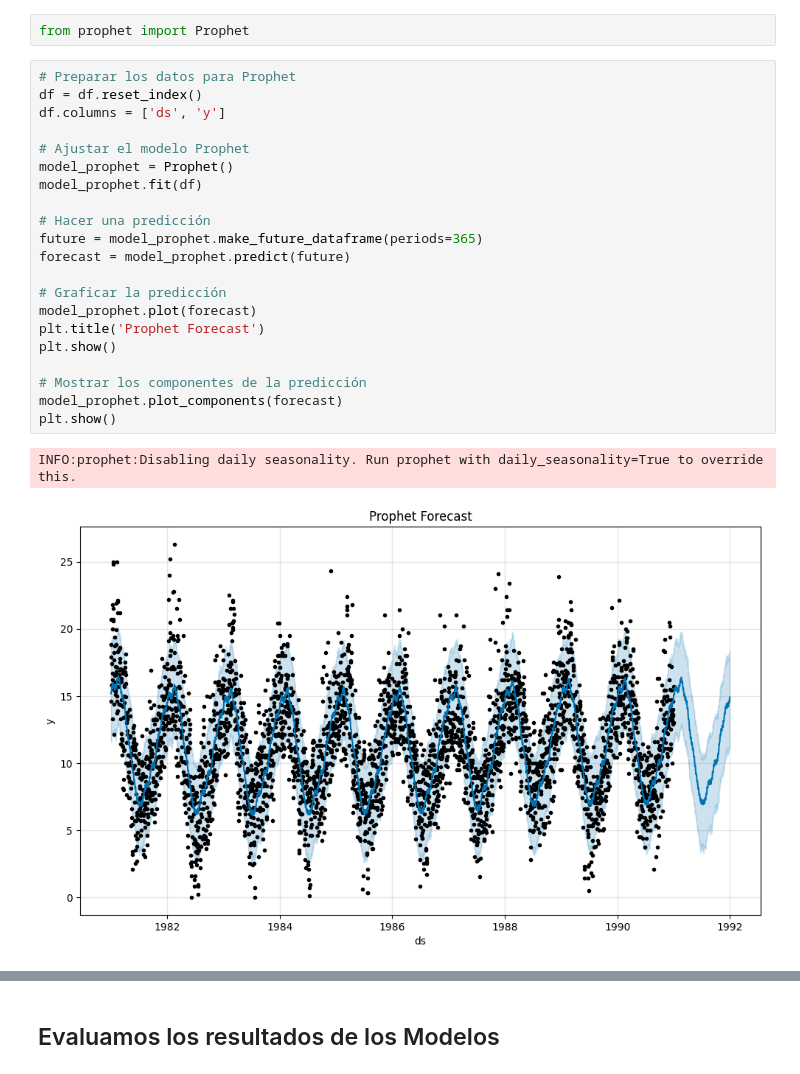
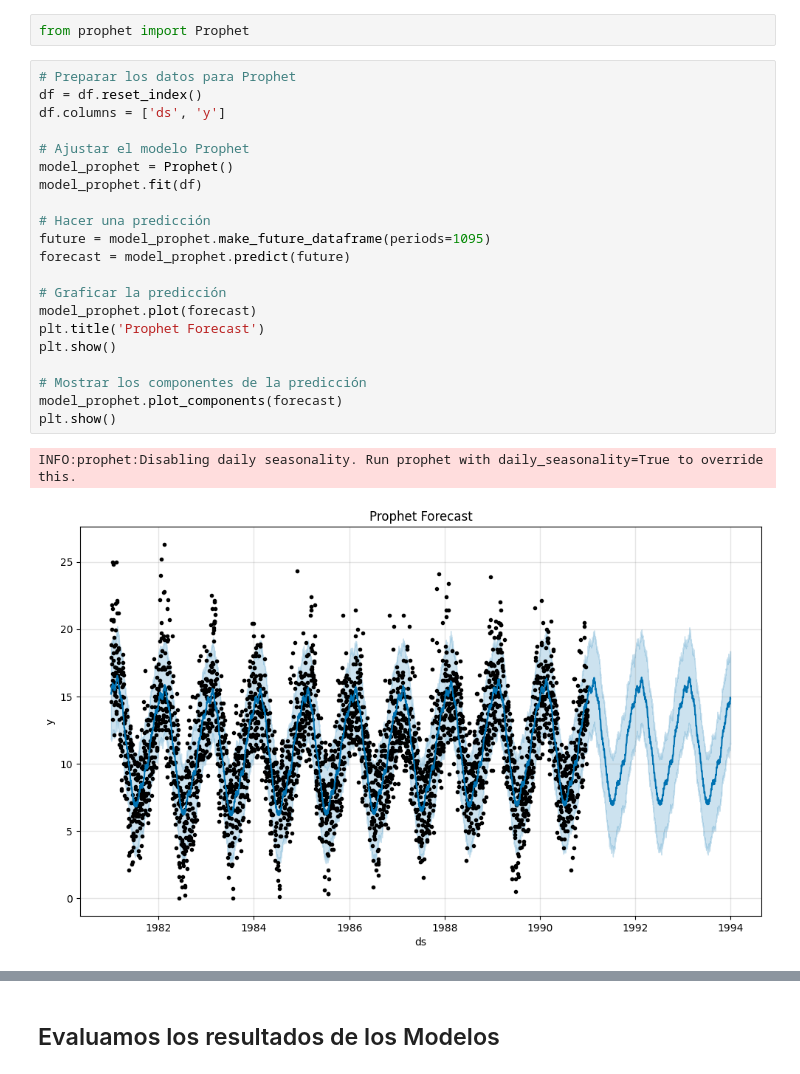
Before and after one commit to AxisAngeles/Smart_Data_DS_AI, a Jupyter notebook: Laboratorio_Forecasting.ipynb, the cells around one changed output, grey strips where cells are left out. Saved outputs shown, nothing was run; the diff lists cells and outputs as text.

```diff
--- a/Laboratorio_Forecasting.ipynb
+++ b/Laboratorio_Forecasting.ipynb
@@ -198,24 +208,24 @@ from prophet import Prophet
 # %%
 # Preparar los datos para Prophet
 df = df.reset_index()
 df.columns = ['ds', 'y']
 
 # Ajustar el modelo Prophet
 model_prophet = Prophet()
 model_prophet.fit(df)
 
 # Hacer una predicción
-future = model_prophet.make_future_dataframe(periods=365)
+future = model_prophet.make_future_dataframe(periods=1095)
 forecast = model_prophet.predict(future)
 
 # Graficar la predicción
 model_prophet.plot(forecast)
 plt.title('Prophet Forecast')
 plt.show()
 
 # Mostrar los componentes de la predicción
 model_prophet.plot_components(forecast)
 plt.show()
 # %% [output]
 INFO:prophet:Disabling daily seasonality. Run prophet with daily_seasonality=True to override this.
-[figure, old version]
+[figure, new version]
```
Also changed, not shown: parts of 14 cells of this notebook.
